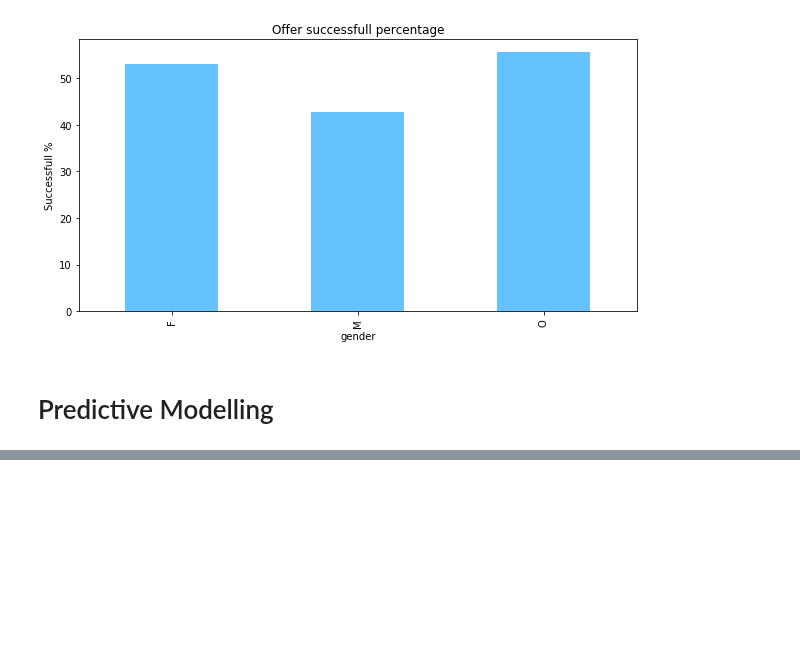
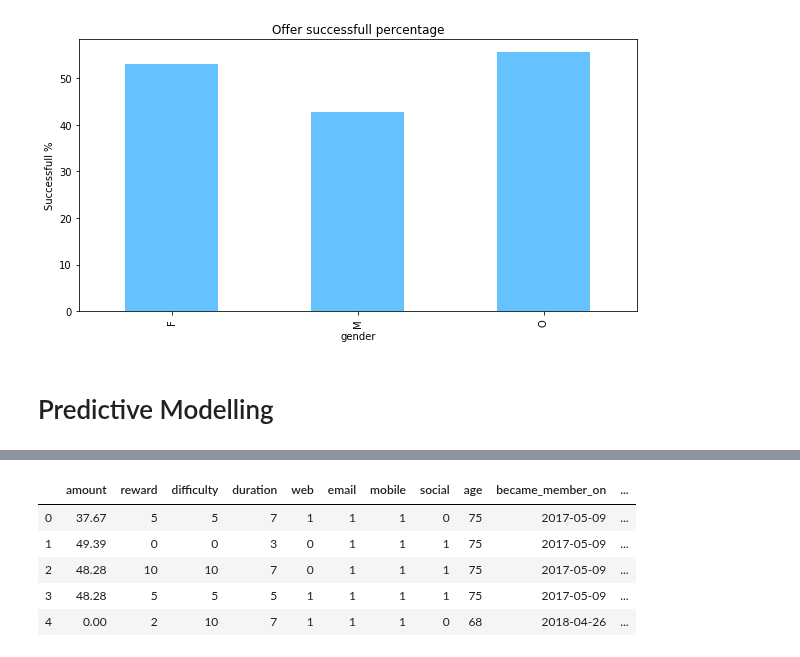
Before and after one commit to amitborkar98/Starbucks-capstone, a Jupyter notebook: Starbucks_Capstone_notebook.ipynb, the cells around one changed output, grey strips where cells are left out. Drawn from its saved outputs; the diff is of its cells as text; code cells hidden in the pictures; blank space fills up the shorter version.

```diff
--- a/Starbucks_Capstone_notebook.ipynb
+++ b/Starbucks_Capstone_notebook.ipynb
@@ -1353,0 +1396,10 @@ plt.ylabel('Successfull %');
+# %%
+X['bogo'] = X.offer_type.apply(lambda x: 1 if x == 'bogo' else 0)
+X['discount'] = X.offer_type.apply(lambda x: 1 if x == 'discount' else 0)
+X['informational'] = X.offer_type.apply(lambda x: 1 if x == 'informational' else 0)
+X['male'] = X.gender.apply(lambda x: 1 if x == 'M' else 0)
+X['female'] = X.gender.apply(lambda x: 1 if x == 'F' else 0)
+X['other_gender'] = X.gender.apply(lambda x: 1 if x == ')' else 0)
+X['became_member_on'] = pd.to_datetime(X['became_member_on'])
+
+X.drop(columns=['offer_type','gender'], inplace=True)
@@ -1353,0 +1424,9 @@ plt.ylabel('Successfull %');
+# %%
+X.head()
+# %% [output]
+|  | amount | reward | difficulty | duration | web | email | mobile | social | age | became_member_on | ... |
+| 0 | 37.67 | 5 | 5 | 7 | 1 | 1 | 1 | 0 | 75 | 2017-05-09 | ... |
+| 1 | 49.39 | 0 | 0 | 3 | 0 | 1 | 1 | 1 | 75 | 2017-05-09 | ... |
+| 2 | 48.28 | 10 | 10 | 7 | 0 | 1 | 1 | 1 | 75 | 2017-05-09 | ... |
+| 3 | 48.28 | 5 | 5 | 5 | 1 | 1 | 1 | 1 | 75 | 2017-05-09 | ... |
+| 4 | 0.00 | 2 | 10 | 7 | 1 | 1 | 1 | 0 | 68 | 2018-04-26 | ... |
```
Also changed, not shown: parts of 6 cells of this notebook.
